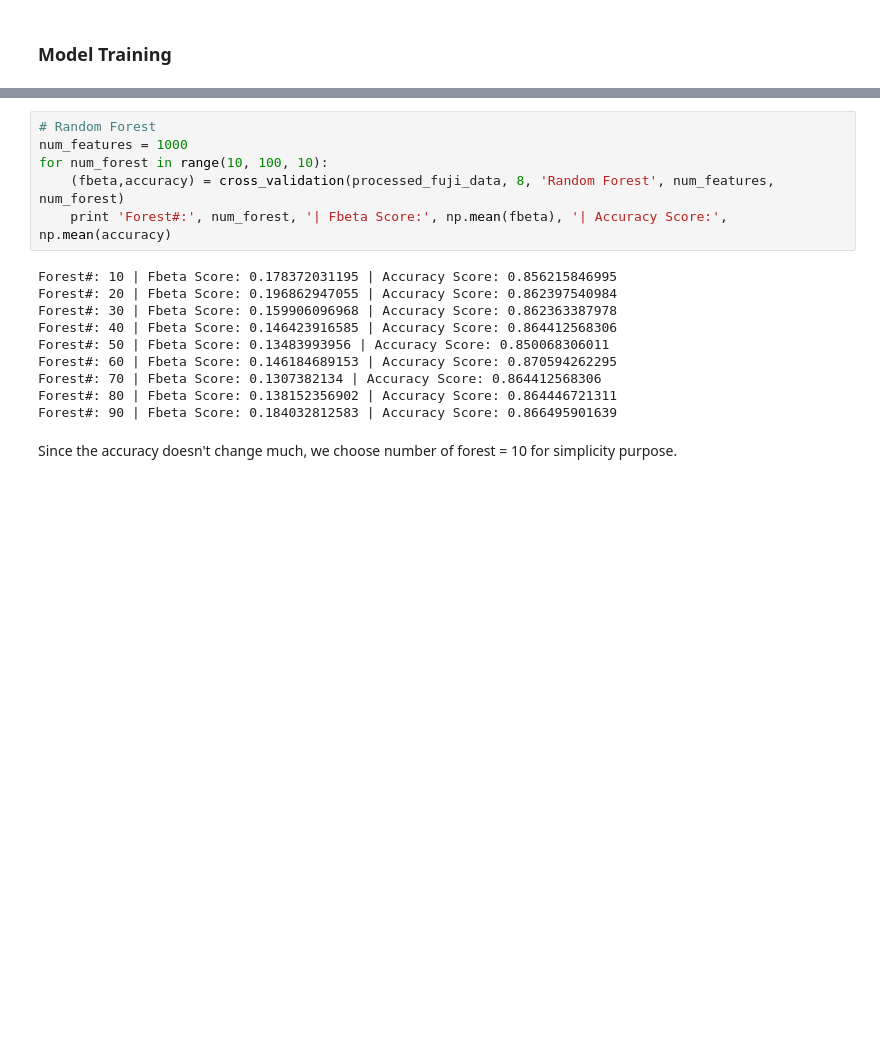
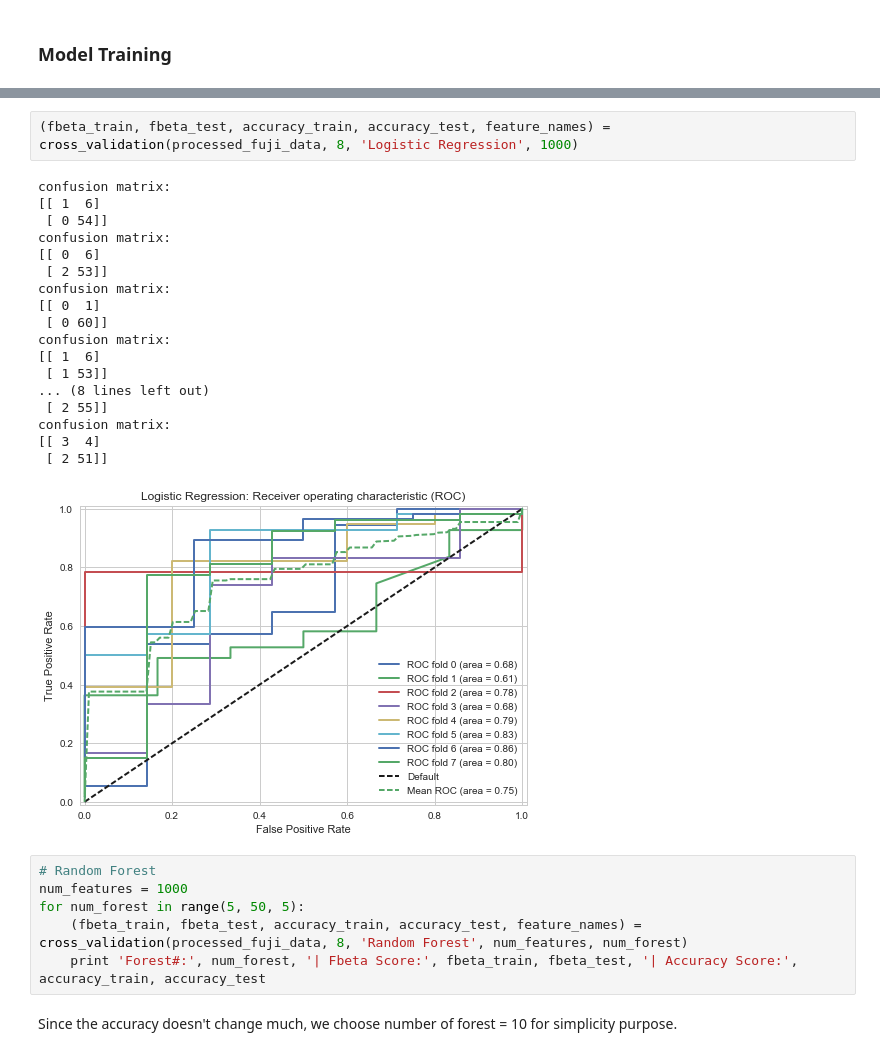
Before and after one commit to nikhilba/Epinions-Sentiment-Analysis, a Jupyter notebook: Analysis/Sentiment_Analysis.ipynb, the cells around one changed output, grey strips where cells are left out. Saved outputs shown, nothing was run; the diff lists cells and outputs as text; blank space fills up the shorter version.

```diff
--- a/Analysis/Sentiment_Analysis.ipynb
+++ b/Analysis/Sentiment_Analysis.ipynb
@@ -552,18 +607,29 @@ Features: 1900 | Fbeta Score: 0.0 | Accuracy Score: 0.907547814208
+# %%
+(fbeta_train, fbeta_test, accuracy_train, accuracy_test, feature_names) = cross_validation(processed_fuji_data, 8, 'Logistic Regression', 1000)
+# %% [output]
+confusion matrix:
+[[ 1  6]
+ [ 0 54]]
+confusion matrix:
+[[ 0  6]
+ [ 2 53]]
+confusion matrix:
+[[ 0  1]
+ [ 0 60]]
+confusion matrix:
+[[ 1  6]
+ [ 1 53]]
+... (8 lines left out)
+ [ 2 55]]
+confusion matrix:
+[[ 3  4]
+ [ 2 51]]
+[figure, added]
 # %%
 # Random Forest
 num_features = 1000
-for num_forest in range(10, 100, 10):
-    (fbeta,accuracy) = cross_validation(processed_fuji_data, 8, 'Random Forest', num_features, num_forest)
-    print 'Forest#:', num_forest, '| Fbeta Score:', np.mean(fbeta), '| Accuracy Score:', np.mean(accuracy)
+for num_forest in range(5, 50, 5):
+    (fbeta_train, fbeta_test, accuracy_train, accuracy_test, feature_names) = cross_validation(processed_fuji_data, 8, 'Random Forest', num_features, num_forest)
+    print 'Forest#:', num_forest, '| Fbeta Score:', fbeta_train, fbeta_test, '| Accuracy Score:', accuracy_train, accuracy_test
-# %% [output]
-Forest#: 10 | Fbeta Score: 0.178372031195 | Accuracy Score: 0.856215846995
-Forest#: 20 | Fbeta Score: 0.196862947055 | Accuracy Score: 0.862397540984
-Forest#: 30 | Fbeta Score: 0.159906096968 | Accuracy Score: 0.862363387978
-Forest#: 40 | Fbeta Score: 0.146423916585 | Accuracy Score: 0.864412568306
-Forest#: 50 | Fbeta Score: 0.13483993956 | Accuracy Score: 0.850068306011
-Forest#: 60 | Fbeta Score: 0.146184689153 | Accuracy Score: 0.870594262295
-Forest#: 70 | Fbeta Score: 0.1307382134 | Accuracy Score: 0.864412568306
-Forest#: 80 | Fbeta Score: 0.138152356902 | Accuracy Score: 0.864446721311
-Forest#: 90 | Fbeta Score: 0.184032812583 | Accuracy Score: 0.866495901639
 # %% [markdown]
 Since the accuracy doesn't change much, we choose number of forest = 10 for simplicity purpose.
```
Also changed, not shown: parts of 16 cells of this notebook.
